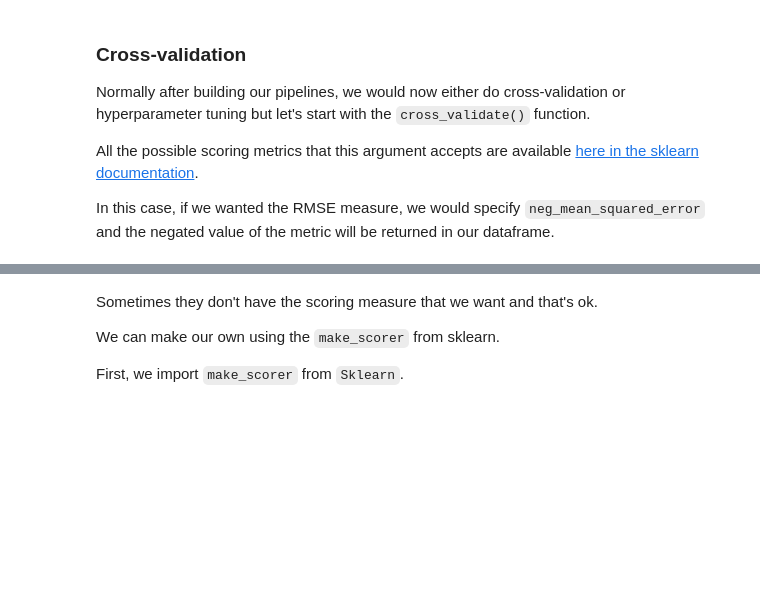
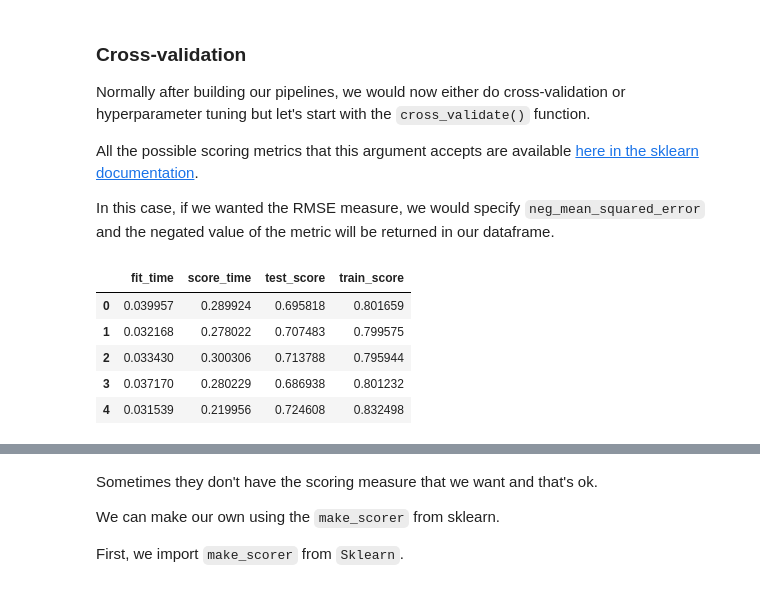
Before and after one commit to bait509-ubc/BAIT509, a Jupyter notebook: _build/jupyter_execute/lectures/lecture9.ipynb, the cells around one changed output, grey strips where cells are left out. Cells and saved outputs as stored; diff of their text form; code cells hidden in the pictures; blank space fills up the shorter version.

```diff
--- a/_build/jupyter_execute/lectures/lecture9.ipynb
+++ b/_build/jupyter_execute/lectures/lecture9.ipynb
@@ -998,6 +1003,19 @@ Normally after building our pipelines, we would now either do cross-validation o
 All the possible scoring metrics that this argument accepts are available [here in the sklearn documentation](https://scikit-learn.org/stable/modules/model_evaluation.html#scoring-parameter).
 
 In this case, if we wanted the RMSE measure, we would specify `neg_mean_squared_error` and the negated value of the metric will be returned in our dataframe.
+# %%
+pd.DataFrame(cross_validate(pipe_regression,
+                            X_train, y_train,
+                            return_train_score=True,
+                      #      scoring = 'neg_root_mean_squared_error')
+            ))
+# %% [output]
+|  | fit_time | score_time | test_score | train_score |
+| 0 | 0.039957 | 0.289924 | 0.695818 | 0.801659 |
+| 1 | 0.032168 | 0.278022 | 0.707483 | 0.799575 |
+| 2 | 0.033430 | 0.300306 | 0.713788 | 0.795944 |
+| 3 | 0.037170 | 0.280229 | 0.686938 | 0.801232 |
+| 4 | 0.031539 | 0.219956 | 0.724608 | 0.832498 |
 # %%
 pd.DataFrame(cross_validate(pipe_regression,
                             X_train, y_train,
```
Also changed, not shown: parts of 10 cells of this notebook, 26 other files.
